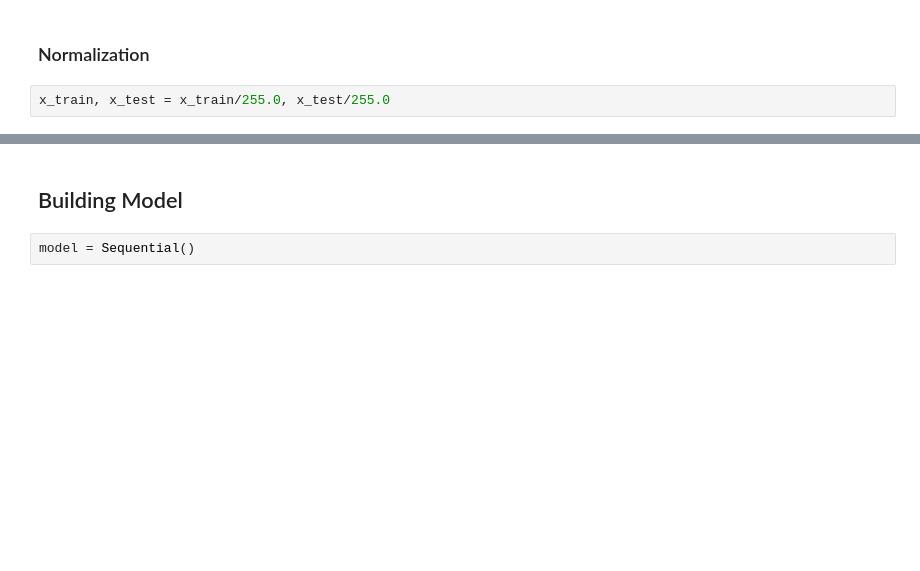
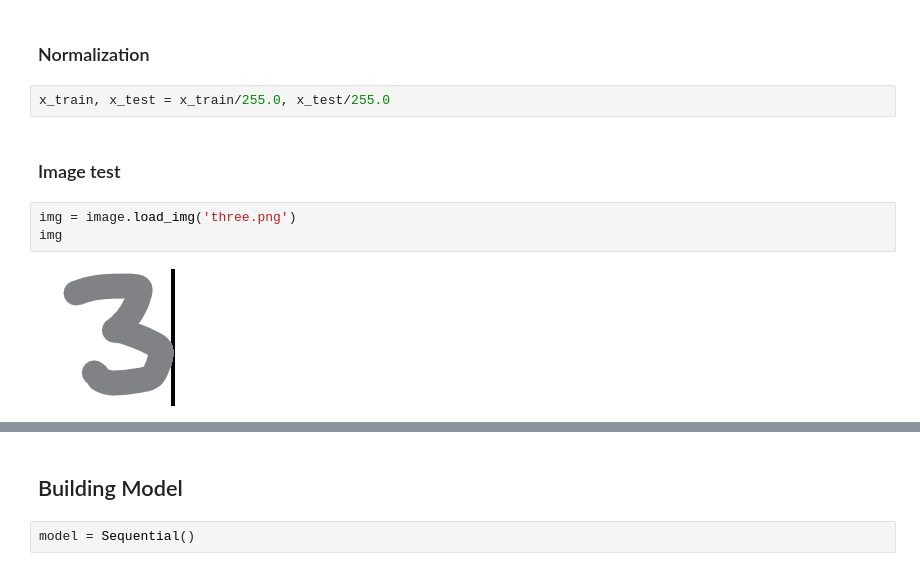
Before and after one commit to mayanksreal/marks-evaluation, a Jupyter notebook: cnn-model.ipynb, the cells around one changed output, grey strips where cells are left out. Cells and saved outputs as stored; diff of their text form; blank space fills up the shorter version.

```diff
--- a/cnn-model.ipynb
+++ b/cnn-model.ipynb
@@ -46,3 +49,10 @@ np.shape(y_test), sep = '\n'
 ### Normalization
 # %%
 x_train, x_test = x_train/255.0, x_test/255.0
+# %% [markdown]
+### Image test
+# %%
+img = image.load_img('three.png')
+img
+# %% [output]
+[figure, added]
```
Also changed, not shown: parts of 8 cells of this notebook.
